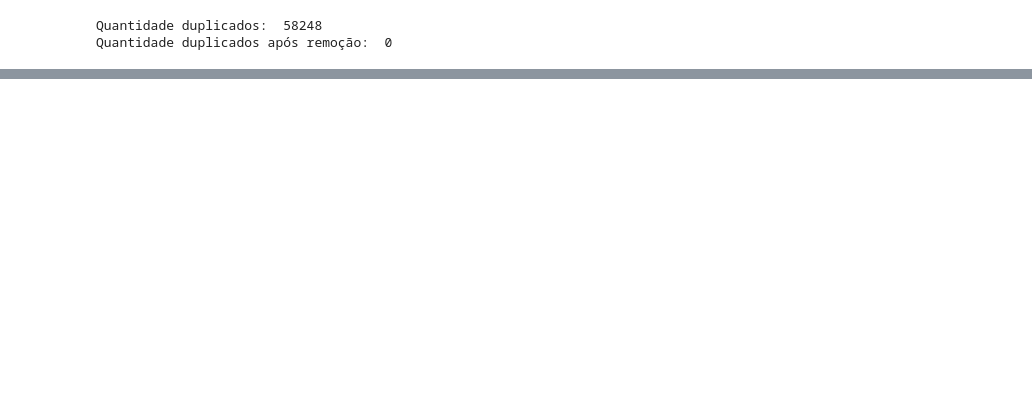
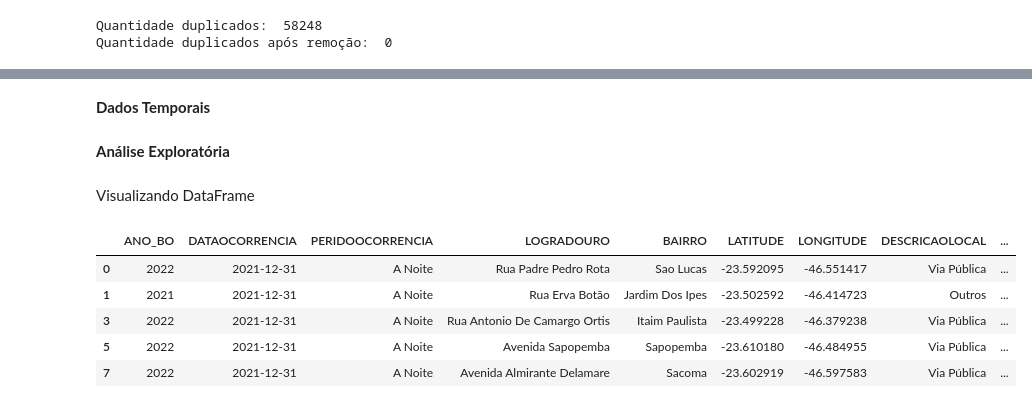
Before and after one commit to dougnr89/Estudo_Roubo_Veiculos_SP, a Jupyter notebook: TCC_Rascunho.ipynb, the cells around one changed output, grey strips where cells are left out. Cells and saved outputs as stored; diff of their text form; code cells hidden in the pictures; blank space fills up the shorter version.

```diff
--- a/TCC_Rascunho.ipynb
+++ b/TCC_Rascunho.ipynb
@@ -163,3 +178,5 @@ all_data.LONGITUDE = all_data.LONGITUDE.str.replace(',','.').astype(float)
+# %% [markdown]
+**Dados Temporais**
 # %%
 def ajusteData(df, col = 'DATAOCORRENCIA'):
     df[col] = pd.to_datetime(df[col], format='%d/%m/%Y', errors='coerce')
@@ -181,3 +198,16 @@ def ajusteData(df, col = 'DATAOCORRENCIA'):
     return df
 
 all_data = ajusteData(all_data)
+# %% [markdown]
+**Análise Exploratória**
+# %% [markdown]
+Visualizando DataFrame
+# %%
+all_data.head()
+# %% [output]
+|  | ANO_BO | DATAOCORRENCIA | PERIDOOCORRENCIA | LOGRADOURO | BAIRRO | LATITUDE | LONGITUDE | DESCRICAOLOCAL | ... |
+| 0 | 2022 | 2021-12-31 | A Noite | Rua Padre Pedro Rota | Sao Lucas | -23.592095 | -46.551417 | Via Pública | ... |
+| 1 | 2021 | 2021-12-31 | A Noite | Rua Erva Botão | Jardim Dos Ipes | -23.502592 | -46.414723 | Outros | ... |
+| 3 | 2022 | 2021-12-31 | A Noite | Rua Antonio De Camargo Ortis | Itaim Paulista | -23.499228 | -46.379238 | Via Pública | ... |
+| 5 | 2022 | 2021-12-31 | A Noite | Avenida Sapopemba | Sapopemba | -23.610180 | -46.484955 | Via Pública | ... |
+| 7 | 2022 | 2021-12-31 | A Noite | Avenida Almirante Delamare | Sacoma | -23.602919 | -46.597583 | Via Pública | ... |
```
Also changed, not shown: parts of 77 cells of this notebook.
